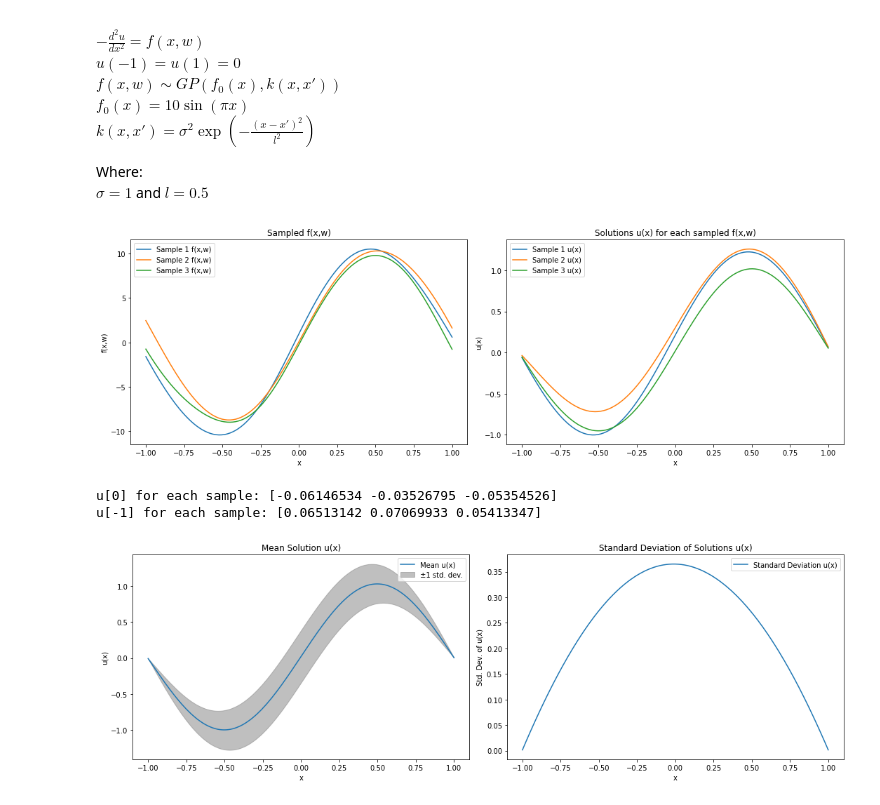
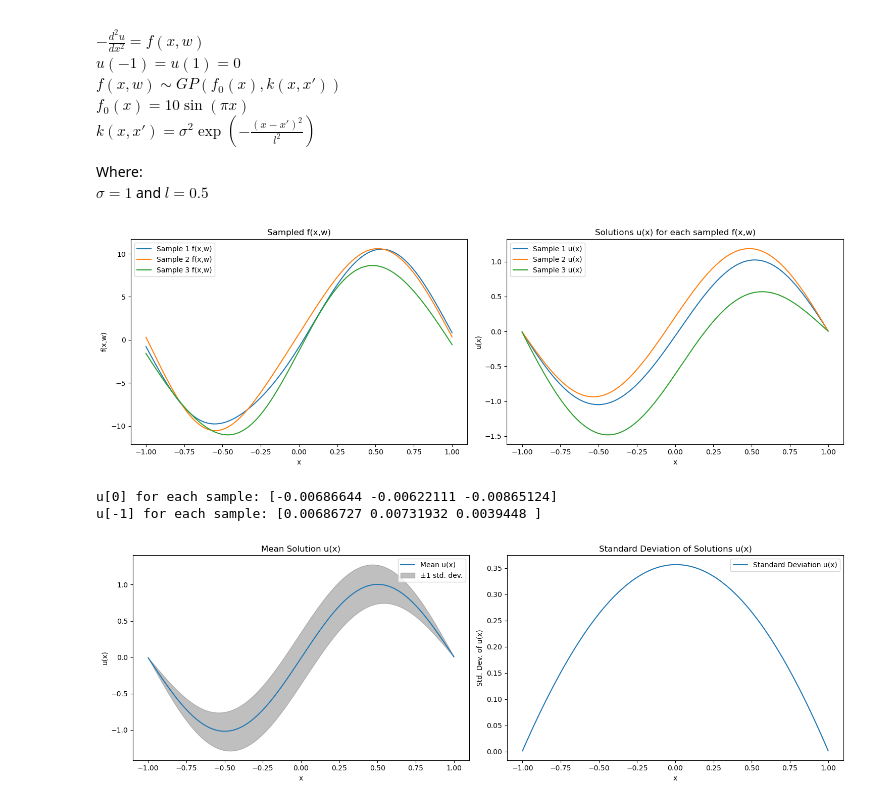
Before and after one commit to bonneted/pinn-cm, a Jupyter notebook: UQ/poisson_equation.ipynb, the cells around one changed output. Saved outputs shown, nothing was run; the diff lists cells and outputs as text; code cells hidden in the pictures.

```diff
--- a/UQ/poisson_equation.ipynb
+++ b/UQ/poisson_equation.ipynb
@@ -17,7 +17,7 @@ from scipy.sparse.linalg import spsolve
 # Define parameters
 sigma = 1
 l = 0.5
-n_points = 110
+n_points = 1000
 x = np.linspace(-1, 1, n_points)
 dx = x[1] - x[0]
 
@@ -60,36 +60,36 @@ plt.figure(figsize=(15, 5))
 
 # Left subplot for f(x,w)
 plt.subplot(1, 2, 1)
 for i in range(n_samples):
     plt.plot(x, f_samples[i], label=f"Sample {i+1} f(x,w)")
 plt.title("Sampled f(x,w)")
 plt.xlabel('x')
 plt.ylabel('f(x,w)')
 plt.legend()
 
 # Right subplot for u(x)
 plt.subplot(1, 2, 2)
 for i in range(n_samples):
     plt.plot(x, u_solutions[i], label=f"Sample {i+1} u(x)")
 plt.title("Solutions u(x) for each sampled f(x,w)")
 plt.xlabel('x')
 plt.ylabel('u(x)')
 plt.legend()
 
 plt.tight_layout()
 plt.show()
 
 # Print u[0] and u[-1] for each sample
 
 u_left_boundary = u_solutions[:, 0]
 u_right_boundary = u_solutions[:, -1]
 
 print(f"u[0] for each sample: {u_left_boundary}")
 print(f"u[-1] for each sample: {u_right_boundary}")
 # %% [output]
-[figure, old version]
+[figure, new version]
-u[0] for each sample: [-0.06146534 -0.03526795 -0.05354526]
-u[-1] for each sample: [0.06513142 0.07069933 0.05413347]
+u[0] for each sample: [-0.00686644 -0.00622111 -0.00865124]
+u[-1] for each sample: [0.00686727 0.00731932 0.0039448 ]
 # %%
 n_points = 1000
 x = np.linspace(-1, 1, n_points)
```
Also changed, not shown: parts of 16 cells of this notebook.
